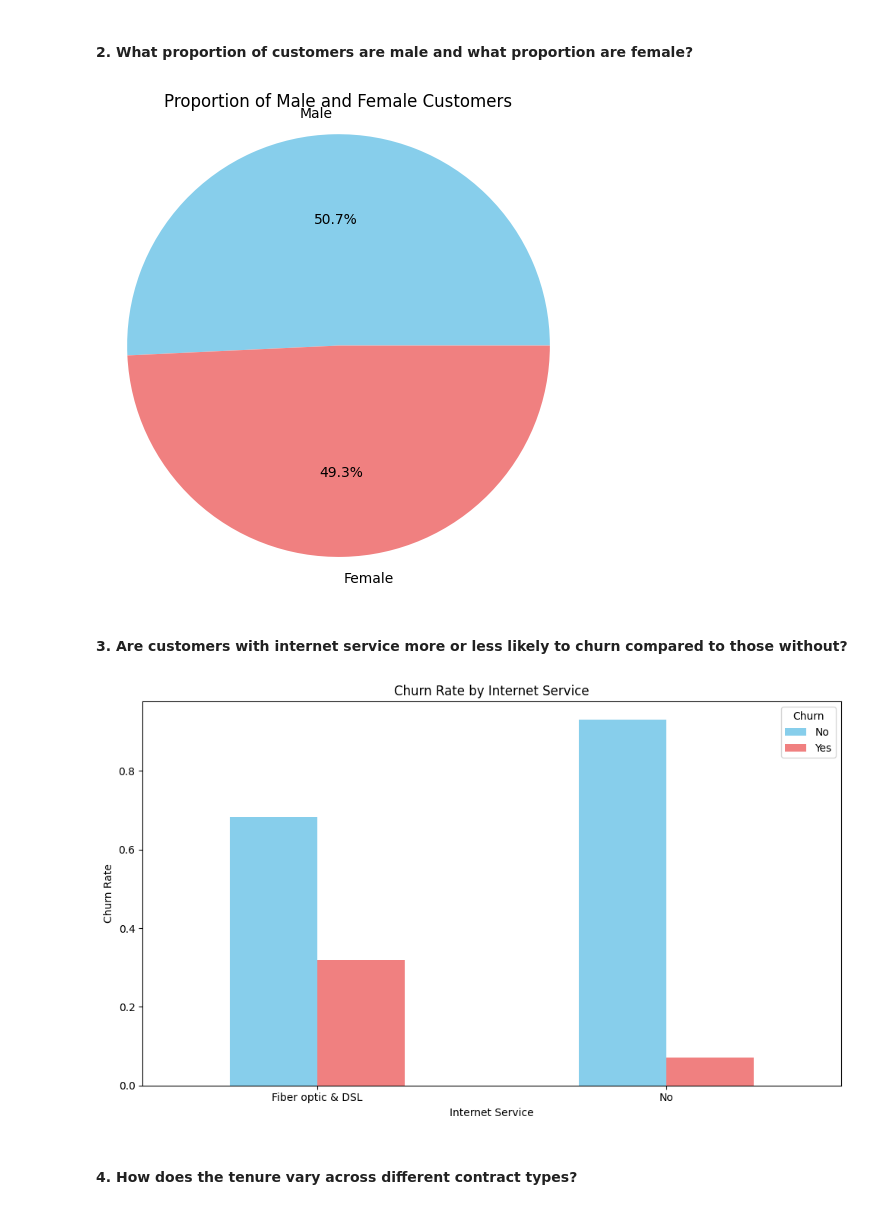
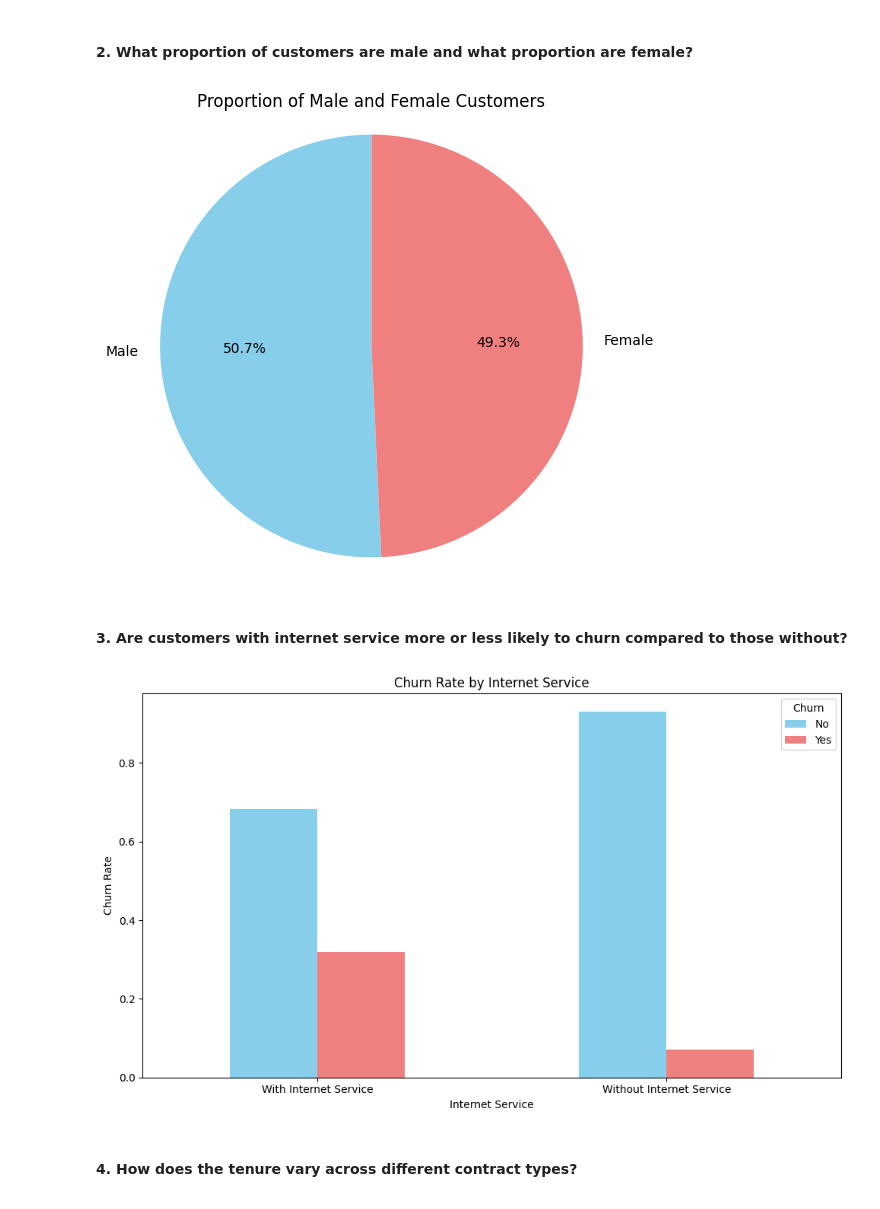
Before and after one commit to Moriahasare/Customer-Churn-Project, a Jupyter notebook: notebook.ipynb, the cells around one changed output. Saved outputs shown, nothing was run; the diff lists cells and outputs as text; code cells hidden in the pictures.

Commit message:
Update on Data Preparation

```diff
--- a/notebook.ipynb
+++ b/notebook.ipynb
@@ -448,6 +236,3 @@ data.describe().T
 data.duplicated().sum()
 # %% [output]
 0
-# %%
-# Replace null values in 'Churn' with the mode
-data['Churn'].fillna(data['Churn'].mode()[0], inplace=True)
@@ -461,6 +277,9 @@ plt.show()
 # %% [markdown]
 #### Multivariate Analysis
 # %%
+# Replace TotalCharges with MonthlyCharges where tenure is 0
+data.loc[data['tenure'] == 0, 'TotalCharges'] = data.loc[data['tenure'] == 0, 'MonthlyCharges']
+
 # Correlation matrix for numeric columns
 numeric_columns = ['tenure', 'MonthlyCharges', 'TotalCharges']
 correlation_matrix = data[numeric_columns].corr()
@@ -494,22 +313,27 @@ plt.show()
 # %%
 # Calculate the proportion of male and female customers
 gender_counts = data['gender'].value_counts()
 
 plt.figure(figsize=(6, 6))
-plt.pie(gender_counts, labels=gender_counts.index, autopct='%1.1f%%', colors=['skyblue', 'lightcoral'])
+plt.pie(gender_counts, labels=gender_counts.index, autopct='%1.1f%%', colors=['skyblue', 'lightcoral'], startangle=90)
 plt.title('Proportion of Male and Female Customers')
 plt.axis('equal')
 plt.show()
 # %% [output]
-[figure, old version]
+[figure, new version]
 # %% [markdown]
 #### 3. Are customers with internet service more or less likely to churn compared to those without?
 # %%
 # Map values to 'No' and 'Others'
-data['InternetService'] = data['InternetService'].map({'No': 'No', 'DSL': 'Fiber optic & DSL', 'Fiber optic': 'Fiber optic & DSL'})
+x = data.copy()
+x['InternetService'] = x['InternetService'].replace({'No': 'Without Internet Service',
+                                                 'DSL': 'With Internet Service',
+                                                 'Fiber optic': 'With Internet Service'})
+
+x['Churn'] = x['Churn'].replace({'True': 'Yes', 'False': 'No'})
 
 # Calculate churn rates for 'No' and 'Others' categories
-churn_rates = data.groupby('InternetService')['Churn'].value_counts(normalize=True).unstack()
+churn_rates = x.groupby('InternetService')['Churn'].value_counts(normalize=True).unstack()
 
 churn_rates.plot(kind='bar', color=['skyblue', 'lightcoral'], figsize=(10, 6))
 plt.xlabel('Internet Service')
@@ -520,7 +344,7 @@ plt.legend(title='Churn', loc='upper right')
 plt.tight_layout()
 plt.show()
 # %% [output]
-[figure, old version]
+[figure, new version]
 # %% [markdown]
 #### 4. How does the tenure vary across different contract types?
 # %%
```
Also changed, not shown: parts of 49 cells of this notebook, 1 other file.
